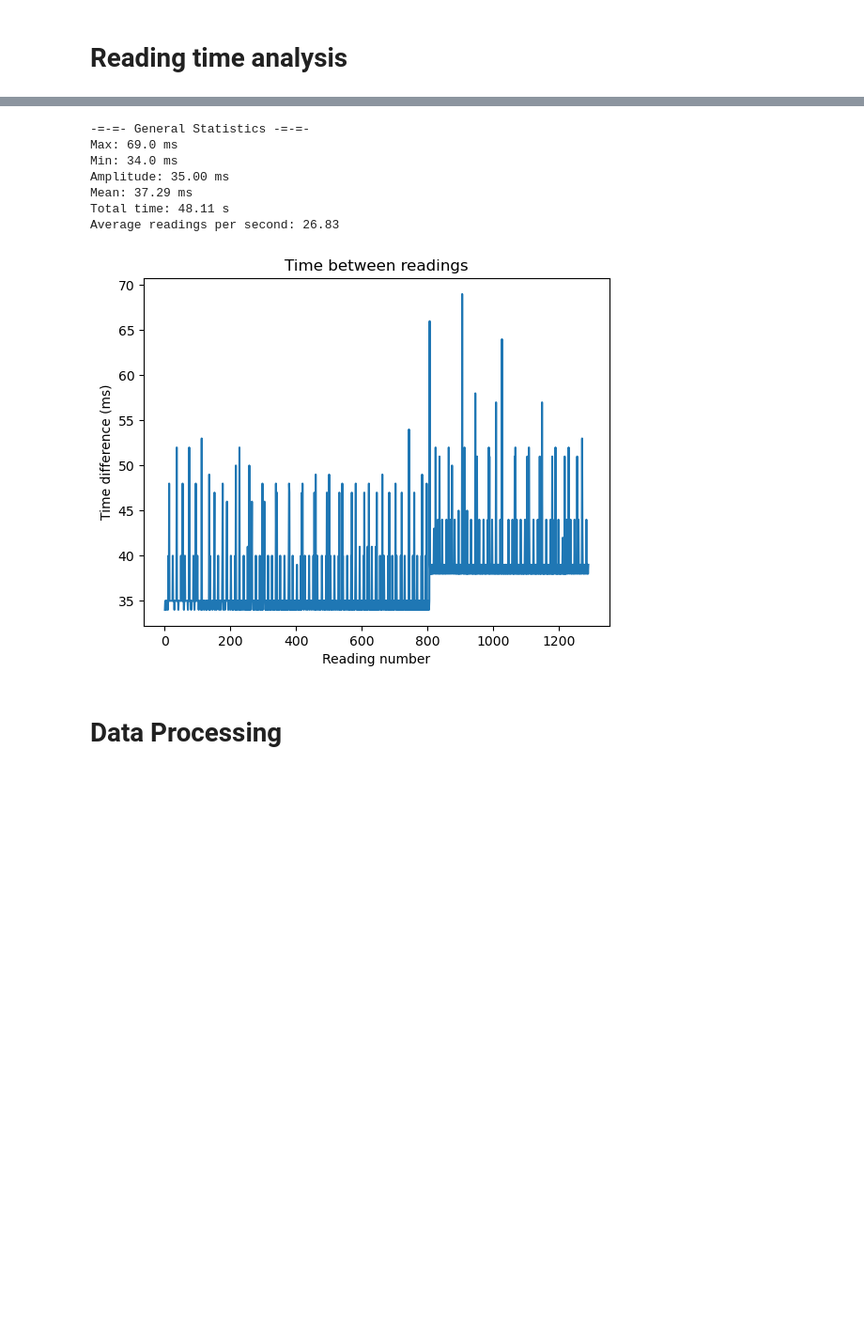
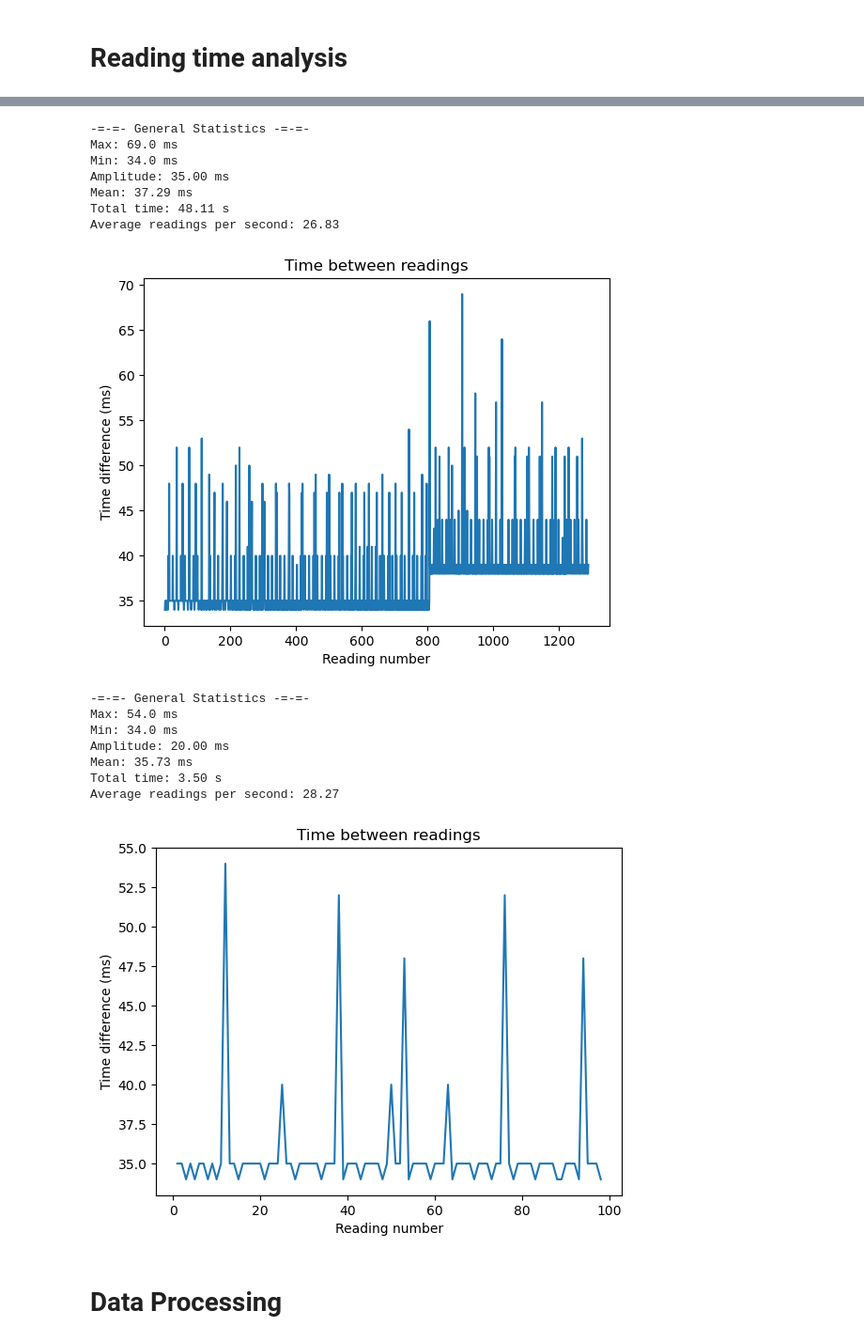
Before and after one commit to andrade-paulo/Flight_Classifier, a Jupyter notebook: PostFlightDataProcessing/dataProcessing.ipynb, the cells around one changed output, grey strips where cells are left out. Shown: that part at 94% size. Cells and saved outputs as stored; diff of their text form; code cells hidden in the pictures; blank space fills up the shorter version.

```diff
--- a/PostFlightDataProcessing/dataProcessing.ipynb
+++ b/PostFlightDataProcessing/dataProcessing.ipynb
@@ -37,39 +38,48 @@ time_analysis(voo01)
 time_analysis(voo02)
 time_analysis(voo03)
 time_analysis(voo04)
+time_analysis(voo05)
 # %% [output]
 -=-=- General Statistics -=-=-
 Max: 82.0 ms
 Min: 34.0 ms
 Amplitude: 48.00 ms
 Mean: 39.15 ms
 Total time: 143.89 s
 Average readings per second: 25.55
 [figure]
 -=-=- General Statistics -=-=-
 Max: 1035.0 ms
 Min: 34.0 ms
 Amplitude: 1001.00 ms
 Mean: 39.05 ms
 Total time: 91.10 s
 Average readings per second: 25.62
 [figure]
 -=-=- General Statistics -=-=-
 Max: 95.0 ms
 Min: 34.0 ms
 Amplitude: 61.00 ms
 Mean: 38.32 ms
 Total time: 73.04 s
 Average readings per second: 26.11
 [figure]
 -=-=- General Statistics -=-=-
 Max: 69.0 ms
 Min: 34.0 ms
 Amplitude: 35.00 ms
 Mean: 37.29 ms
 Total time: 48.11 s
 Average readings per second: 26.83
 [figure]
+-=-=- General Statistics -=-=-
+Max: 54.0 ms
+Min: 34.0 ms
+Amplitude: 20.00 ms
+Mean: 35.73 ms
+Total time: 3.50 s
+Average readings per second: 28.27
+[figure, added]
 # %% [markdown]
 # Data Processing
 # %%
```
Also changed, not shown: parts of 6 cells of this notebook, 4 other files.
